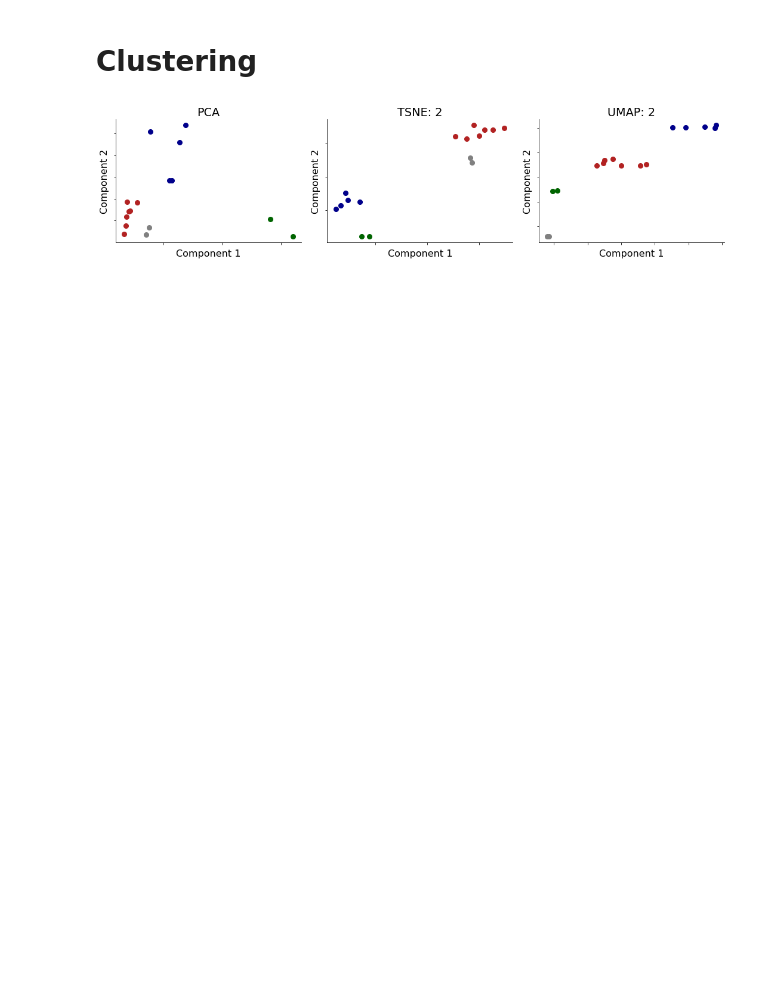
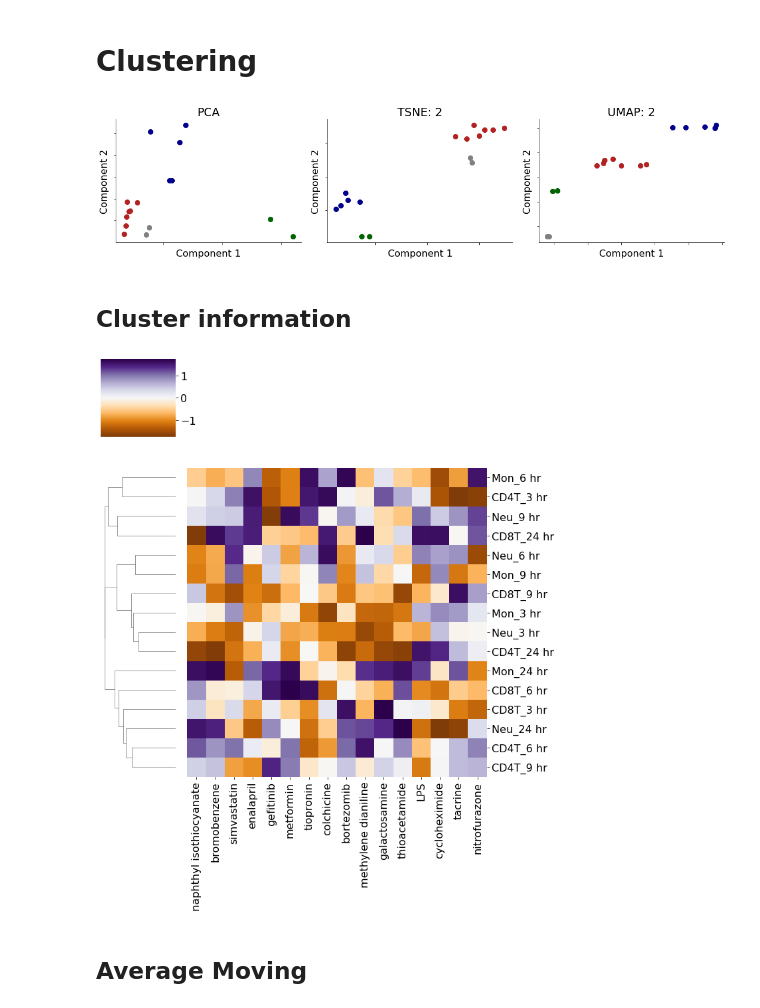
Before and after one commit to mizuno-group/2023, a Jupyter notebook: RatDeconvolution/code/3_clustering.ipynb, the cells around one changed output. Drawn from its saved outputs; the diff is of its cells as text; code cells hidden in the pictures; blank space fills up the shorter version.

Commit message:
[230415morita] complete 3_clustering

```diff
--- a/RatDeconvolution/code/3_clustering.ipynb
+++ b/RatDeconvolution/code/3_clustering.ipynb
@@ -43,16 +43,26 @@ def calc_z(res, drugs=list(), ctrl:str="Control"):
             df_z = pd.concat([df_z, res_z],axis=0)
     return df_z
 
-def load(target_compounds):
+def load(target_compounds, median=True):
     # Deconvolution
+    df_alt = pd.read_csv(f"{root}/data/tggate_biochemical_values.csv", index_col=0)
+    df_alt = calc_z(df_alt.T, drugs=target_compounds, ctrl="ctrl")
+    df_alt.index = [i.split("_rep")[0] for i in df_alt.index]
+    df_alt = df_alt.loc[:,['ALT(IU/L)',]]
+    df_alt.columns = ["ALT"]
+    df_alt.index=[i.split(" h")[0] + " hr" for i in df_alt.index]
+    if median:
+        df_alt = df_alt.groupby(level=0,axis=0).median()
+
     df = pd.read_csv(f"{root}/result/tggate_result.csv", index_col=0)
     df = df.loc[(df.index.str.contains("High")) | (df.index.str.contains("Control")),:]
     df = df.loc[~(df.index.str.contains("day")),:]
     df_z = calc_z(df, drugs=target_compounds, ctrl="Control")
-    df_z = df_z.groupby(axis=0, level=0).mean()
-    return df_z
+    if median:
+        df_z = df_z.groupby(axis=0, level=0).mean()
+    return df_z, df_alt
 
-def create_table(df, target_compounds, preprocessing=None):
+def create_table(df, target_compounds, preprocessing=None, pros_lst=True):
     times = ["3 hr", "6 hr", "9 hr", "24 hr"]
     lst_features = []
     for feat in df.columns:
@@ -63,12 +73,24 @@ def create_table(df, target_compounds, preprocessing=None):
         lst_feat_all = []
         for feat in df.columns:
             lst_feat = df.loc[[f"{comp}_High_{time}" for time in times],feat].tolist()
-            #lst_feat = preprocessing(lst_feat)
+            if pros_lst:
+                lst_feat = preprocessing(lst_feat)
             lst_feat_all.extend(lst_feat)
         df_time[comp]=lst_feat_all
     df_time = df_time.T
-    df.apply(preprocessing)
+    if not pros_lst:
+        df_time= df_time.apply(preprocessing)
     return df_time
+
+def minmax(lst):
+    scaler = MinMaxScaler()
+    return [i[0] for i in list(scaler.fit_transform(np.array(lst).reshape(-1, 1)))]
+
+def max_one(lst):
+    return [i/max(lst) for i in lst]
+
+def raw(lst):
+    return lst
 
 def z_conv(lst):
     scaler = StandardScaler()
@@ -176,3 +198,18 @@ plt.tight_layout()
 plt.show()
 # %% [output]
 [figure]
+# %% [markdown]
+## Cluster information
+# %%
+df, _ = load(target_compounds)
+df = df.loc[:,lst_target]
+df_time = create_table(df, target_compounds, preprocessing=z_conv)
+df_time = df_time.loc[clusters[0]+clusters[1]+clusters[2]+clusters[3],:]
+
+sns.clustermap(df_time.T, col_cluster=False, cmap="PuOr", figsize=(10, 12))
+plt.tight_layout()
+plt.show()
+# %% [output]
+[figure, added]
+# %% [markdown]
+## Average Moving
```
Also changed, not shown: parts of 5 cells of this notebook, 4 other files.
